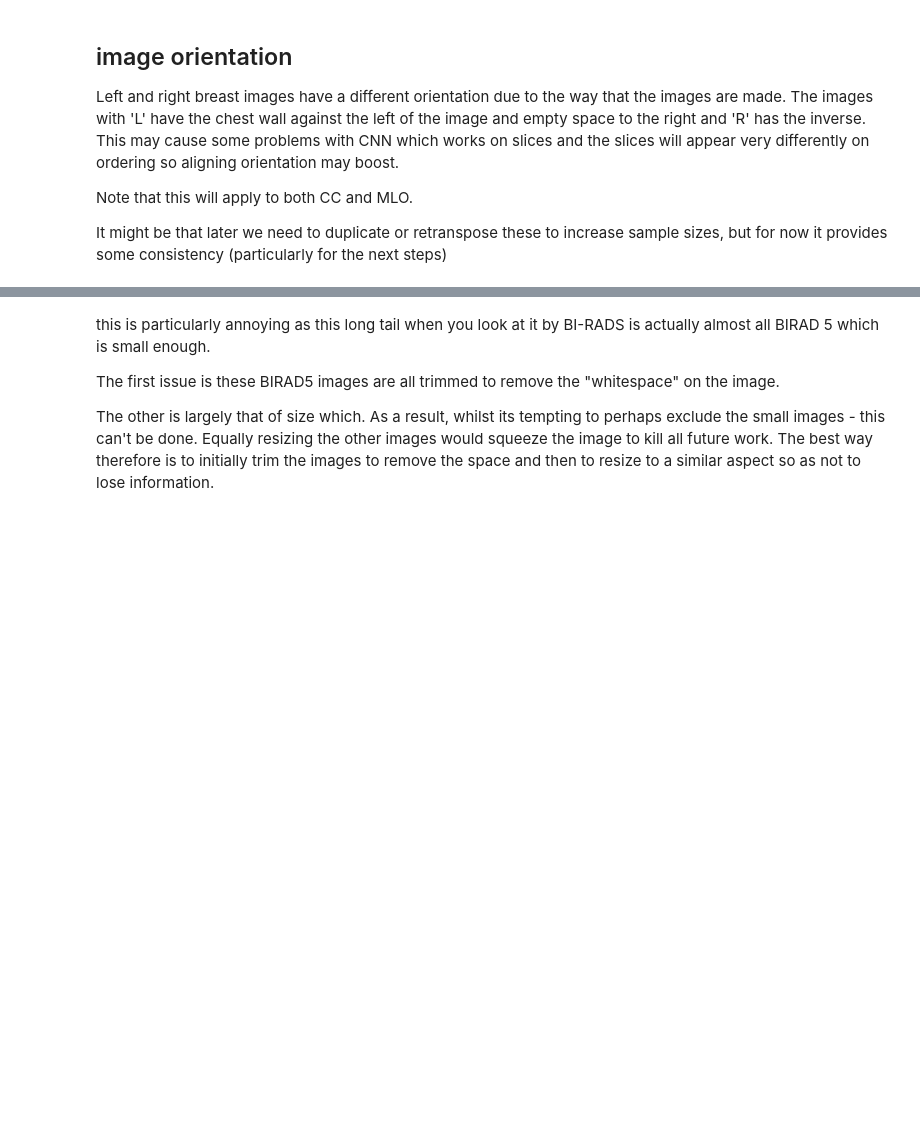
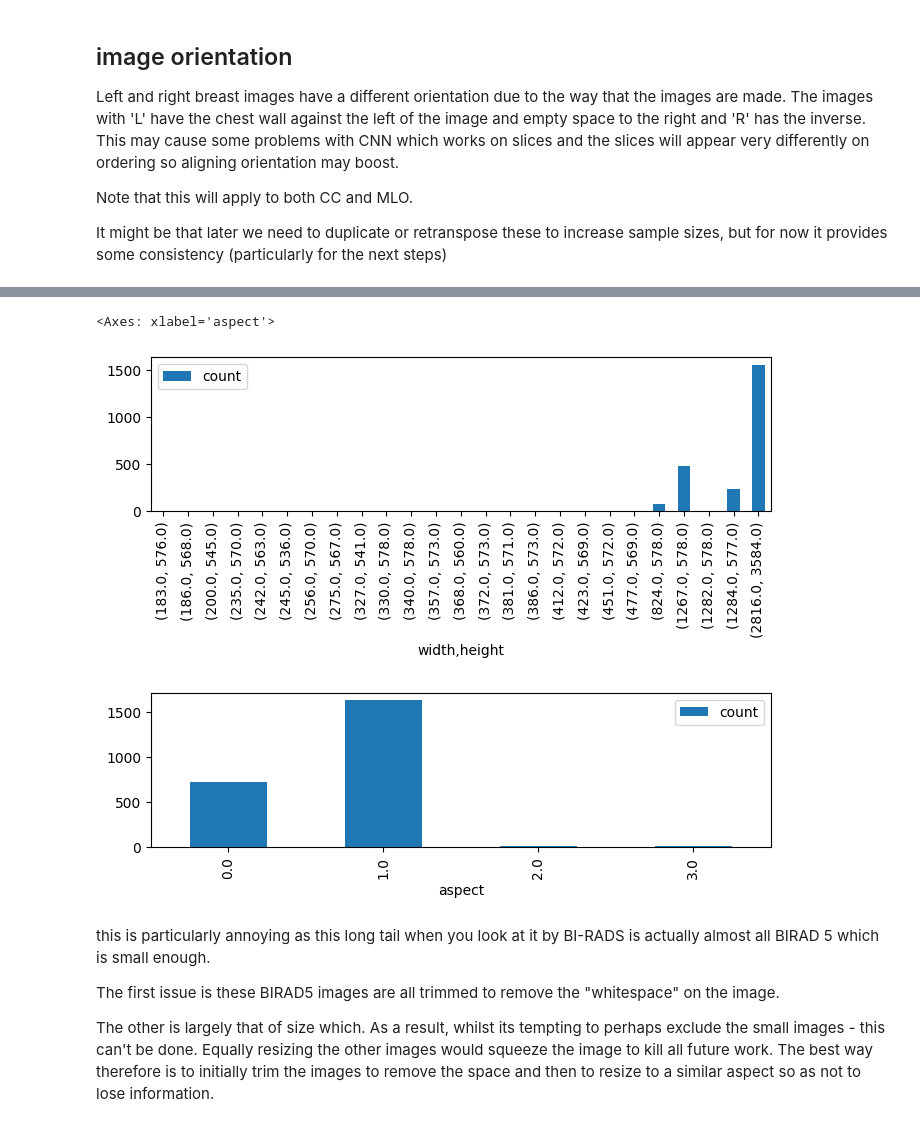
Before and after one commit to nickpartner/mammogram, a Jupyter notebook: mammogram_classifier.ipynb, the cells around one changed output, grey strips where cells are left out. Cells and saved outputs as stored; diff of their text form; code cells hidden in the pictures; blank space fills up the shorter version.

```diff
--- a/mammogram_classifier.ipynb
+++ b/mammogram_classifier.ipynb
@@ -193,0 +200,27 @@ final_labels = no_duplicates.copy()
+# %%
+# lets grab the details of the image as well as this might be useful for a bit
+# of analysis - trimming, clipping etc.
+
+# we can grab out the image type, size and format to verify
+
+from PIL import Image
+
+image_details = pd.DataFrame(columns=('path','type'))
+
+for image_path in final_labels['path']:
+
+  source_full_path = os.path.join(download_path,image_path)
+
+  im = Image.open(source_full_path)
+
+  im_details = pd.DataFrame({
+                                'file':[im.filename],
+                                'type':[im.format],
+                                'width':[im.width],
+                                'height':[im.height],
+                                'filename':image_path.split("/")[-1]
+                            })
+  image_details = pd.concat([image_details, im_details])
+  im.close()
+
+image_details.head()
@@ -237,15 +288,33 @@ lets start off with the easy data. and make sure that we take the images only of
 # %%
 import matplotlib.pyplot as plt
 
-#
+# grab a quick freq diagram of the images to show the problem of size
 
 image_sizes = pd.merge(image_details, final_labels, on='filename',how='left')
 
 image_size_freq = image_sizes \
                       .groupby(['width','height'])['BIRAD'] \
                       .agg(['count'])
 
+
 image_size_freq.plot.bar(figsize=(8,2))
+
+
+# have a look at the aspect ratios so we can review trimming issues
+
+image_sizes['aspect'] = round(image_sizes['height']/image_sizes['width'])
+
+image_size_aspect = image_sizes \
+                      .groupby(['aspect'])['aspect'] \
+                      .agg(['count'])
+
+# DEBUG display(trimmed_image_details)
+
+image_size_aspect.plot.bar(figsize=(8,2))
+# %% [output]
+<Axes: xlabel='aspect'>
+[figure, added]
+[figure, added]
 # %% [markdown]
 this is particularly annoying as this long tail when you look at it by BI-RADS is actually almost all BIRAD 5 which is small enough.
 
```
Also changed, not shown: parts of 29 cells of this notebook.
